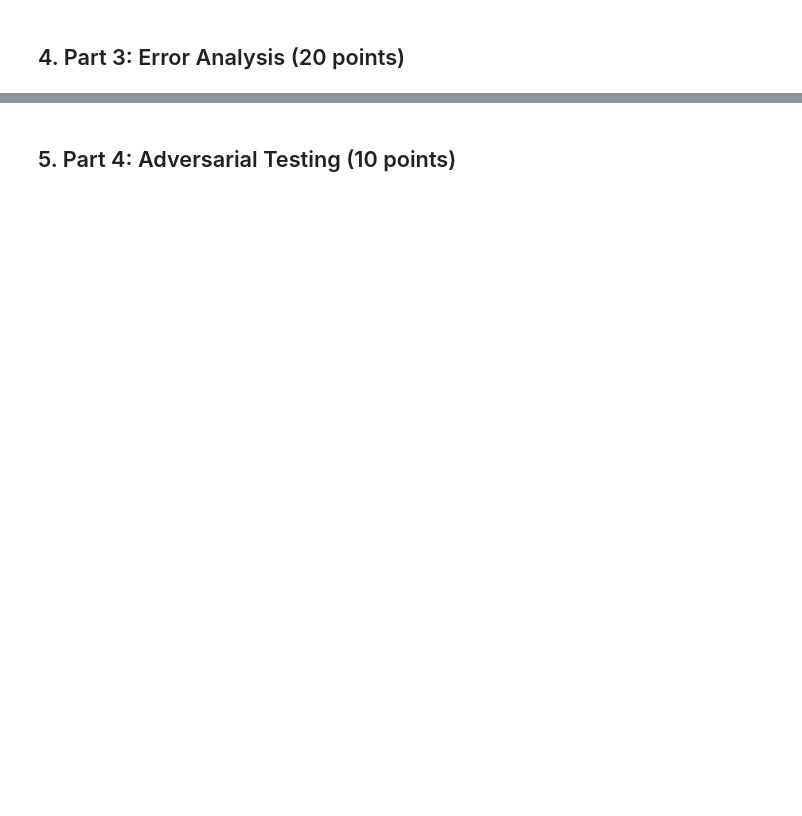
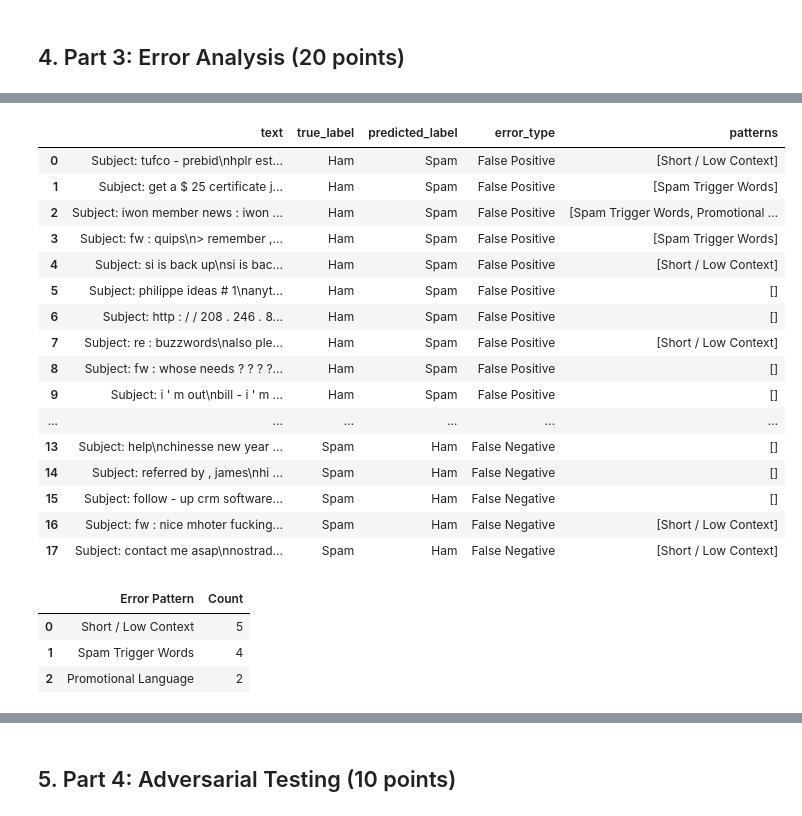
Before and after one commit to Ahmad5345/Astar-Maze-solver, a Jupyter notebook: Assignment2_SPAM_Classifier.ipynb, the cells around one changed output, grey strips where cells are left out. Drawn from its saved outputs; the diff is of its cells as text; code cells hidden in the pictures; blank space fills up the shorter version.

```diff
--- a/Assignment2_SPAM_Classifier.ipynb
+++ b/Assignment2_SPAM_Classifier.ipynb
@@ -514,0 +1087,14 @@ print(f"p-value:     {p_value:.4e}")
+# %%
+# -------------------------
+# Collect misclassifications for the ensemble model
+# -------------------------
+# The ensemble is treated as the primary system of interest,
+# so we analyze its failure cases in detail.
+# This call extracts up to 10 false positives and 10 false negatives
+# from the held-out test set.
+
+ensemble_errors = collect_misclassifications(
+    X_test, y_test, ensemble_preds, max_per_type=10
+)
+
+display(ensemble_errors)
@@ -514,0 +1161,57 @@ print(f"p-value:     {p_value:.4e}")
+# %%
+# -------------------------
+# Annotate misclassified emails with error patterns
+# -------------------------
+# Apply the heuristic categorization function to each
+# misclassified email in the ensemble error set.
+# This enriches the table with interpretable explanations
+# for why the model may have failed.
+
+ensemble_errors["patterns"] = ensemble_errors["text"].apply(categorize_error)
+display(ensemble_errors)
+# %% [output]
+|  | text | true_label | predicted_label | error_type | patterns |
+| 0 | Subject: tufco - prebid\nhplr est... | Ham | Spam | False Positive | [Short / Low Context] |
+| 1 | Subject: get a $ 25 certificate j... | Ham | Spam | False Positive | [Spam Trigger Words] |
+| 2 | Subject: iwon member news : iwon ... | Ham | Spam | False Positive | [Spam Trigger Words, Promotional ... |
+| 3 | Subject: fw : quips\n> remember ,... | Ham | Spam | False Positive | [Spam Trigger Words] |
+| 4 | Subject: si is back up\nsi is bac... | Ham | Spam | False Positive | [Short / Low Context] |
+| 5 | Subject: philippe ideas # 1\nanyt... | Ham | Spam | False Positive | [] |
+| 6 | Subject: http : / / 208 . 246 . 8... | Ham | Spam | False Positive | [] |
+| 7 | Subject: re : buzzwords\nalso ple... | Ham | Spam | False Positive | [Short / Low Context] |
+| 8 | Subject: fw : whose needs ? ? ? ?... | Ham | Spam | False Positive | [] |
+| 9 | Subject: i ' m out\nbill - i ' m ... | Ham | Spam | False Positive | [] |
+| ... | ... | ... | ... | ... | ... |
+| 13 | Subject: help\nchinesse new year ... | Spam | Ham | False Negative | [] |
+| 14 | Subject: referred by , james\nhi ... | Spam | Ham | False Negative | [] |
+| 15 | Subject: follow - up crm software... | Spam | Ham | False Negative | [] |
+| 16 | Subject: fw : nice mhoter fucking... | Spam | Ham | False Negative | [Short / Low Context] |
+| 17 | Subject: contact me asap\nnostrad... | Spam | Ham | False Negative | [Short / Low Context] |
+# %%
+from collections import Counter
+
+# -------------------------
+# Aggregate error pattern frequencies
+# -------------------------
+# Each misclassified email may have multiple associated
+# error patterns. This Counter tallies how often each
+# pattern appears across all ensemble errors.
+pattern_counts = Counter(
+    p for patterns in ensemble_errors["patterns"] for p in patterns
+)
+
+
+# -------------------------
+# Convert counts to a table
+# -------------------------
+# Transform the Counter into a DataFrame for readability
+# and sort by frequency to highlight dominant failure modes.
+pd.DataFrame(
+    pattern_counts.items(),
+    columns=["Error Pattern", "Count"]
+).sort_values("Count", ascending=False)
+# %% [output]
+|  | Error Pattern | Count |
+| 0 | Short / Low Context | 5 |
+| 1 | Spam Trigger Words | 4 |
+| 2 | Promotional Language | 2 |
```
Also changed, not shown: parts of 62 cells of this notebook.
